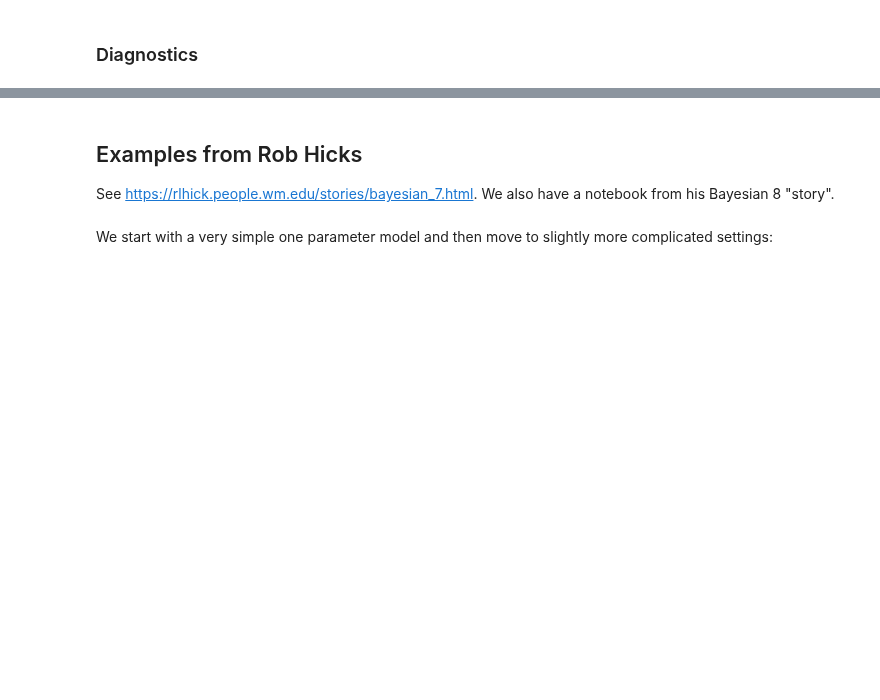
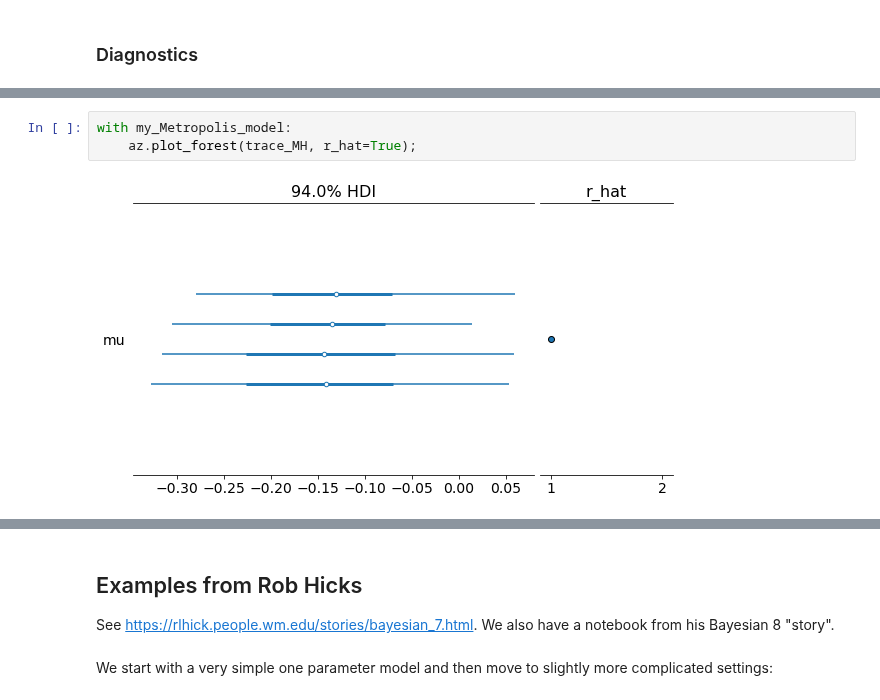
Before and after one commit to furnstahl/Physics-8820, a Jupyter notebook: LectureNotes/_build/jupyter_execute/notebooks/MCMC_sampling_II/PyMC3_intro_updated.ipynb, the cells around one changed output, grey strips where cells are left out. Saved outputs shown, nothing was run; the diff lists cells and outputs as text; blank space fills up the shorter version.

```diff
--- a/LectureNotes/_build/jupyter_execute/notebooks/MCMC_sampling_II/PyMC3_intro_updated.ipynb
+++ b/LectureNotes/_build/jupyter_execute/notebooks/MCMC_sampling_II/PyMC3_intro_updated.ipynb
@@ -104,0 +154,5 @@ pm.plot_posterior(trace_MH);
+# %%
+with my_Metropolis_model:
+    az.plot_forest(trace_MH, r_hat=True);
+# %% [output]
+[figure, added]
```
Also changed, not shown: parts of 21 cells of this notebook, 21 other files.
